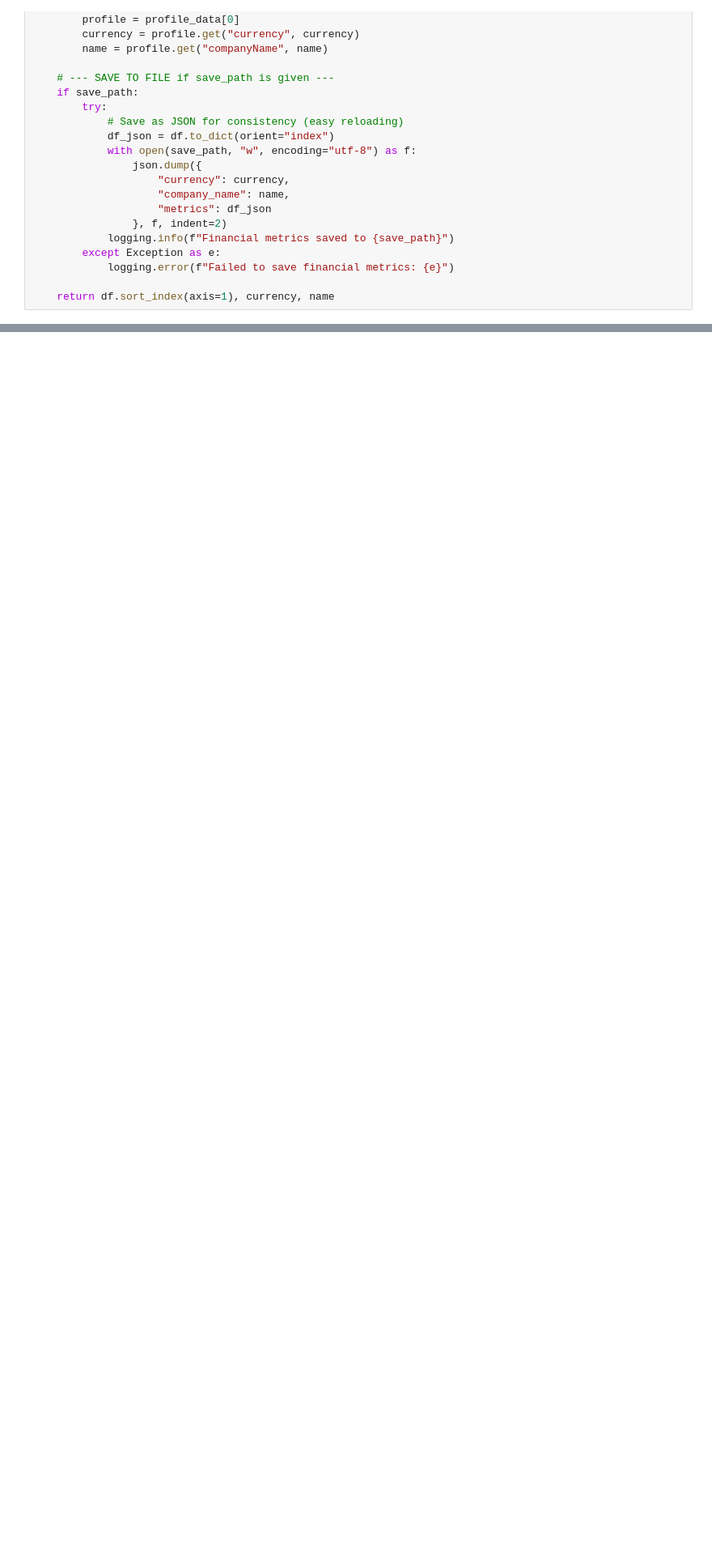
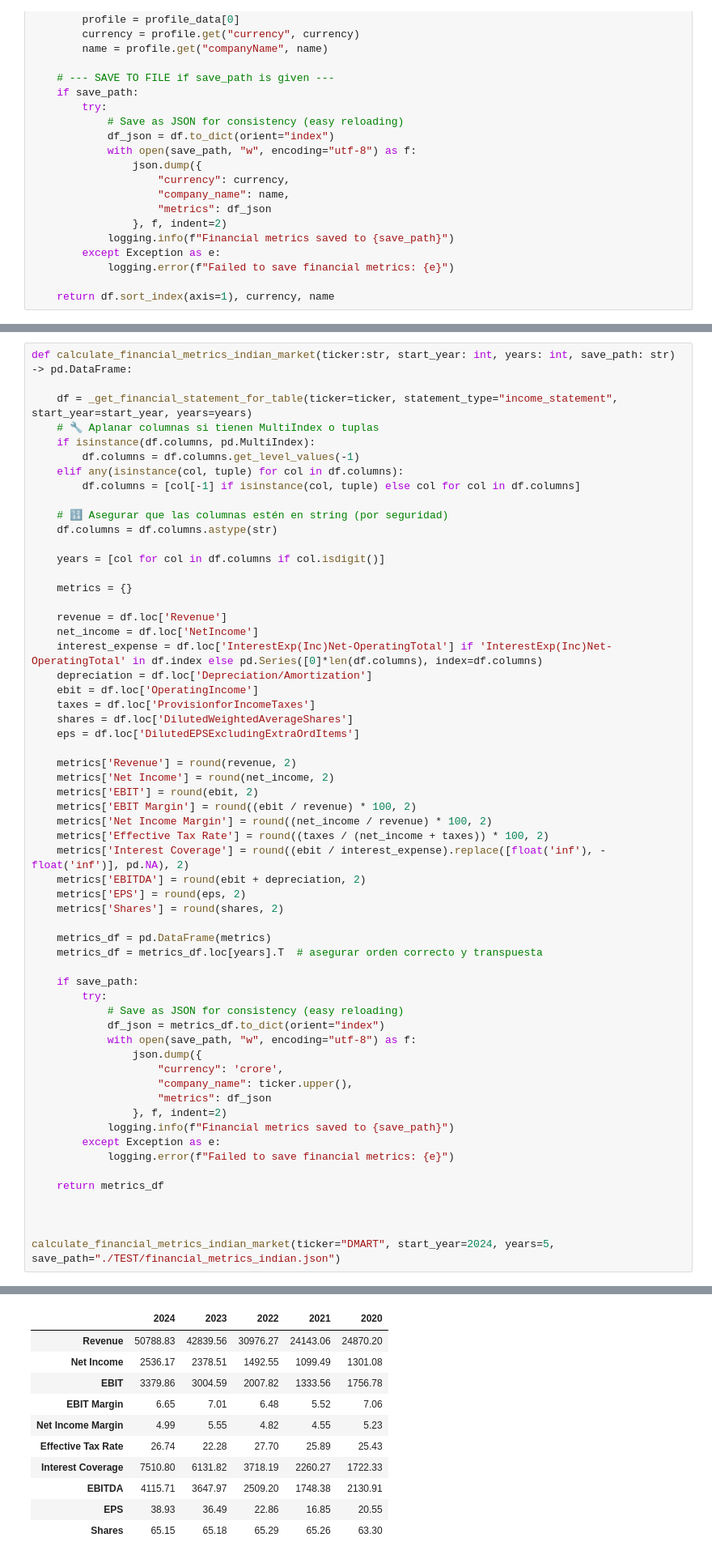
Before and after one commit to ashreim-UPL/RoboFinGraph-Agent, a Jupyter notebook: test.ipynb, the cells around one changed output, grey strips where cells are left out. Shown at 81% size. Drawn from its saved outputs; the diff is of its cells as text; blank space fills up the shorter version.

```diff
--- a/test.ipynb
+++ b/test.ipynb
@@ -1036,0 +1232,60 @@ def get_financial_metrics(
+# %%
+def calculate_financial_metrics_indian_market(ticker:str, start_year: int, years: int, save_path: str) -> pd.DataFrame:
+
+    df = _get_financial_statement_for_table(ticker=ticker, statement_type="income_statement", start_year=start_year, years=years)
+    # 🔧 Aplanar columnas si tienen MultiIndex o tuplas
+    if isinstance(df.columns, pd.MultiIndex):
+        df.columns = df.columns.get_level_values(-1)
+    elif any(isinstance(col, tuple) for col in df.columns):
+        df.columns = [col[-1] if isinstance(col, tuple) else col for col in df.columns]
+
+    # 🔢 Asegurar que las columnas estén en string (por seguridad)
+    df.columns = df.columns.astype(str)
+
+    years = [col for col in df.columns if col.isdigit()]
+
+    metrics = {}
+
+    revenue = df.loc['Revenue']
+    net_income = df.loc['NetIncome']
+    interest_expense = df.loc['InterestExp(Inc)Net-OperatingTotal'] if 'InterestExp(Inc)Net-OperatingTotal' in df.index else pd.Series([0]*len(df.columns), index=df.columns)
+    depreciation = df.loc['Depreciation/Amortization']
+    ebit = df.loc['OperatingIncome']
+    taxes = df.loc['ProvisionforIncomeTaxes']
+    shares = df.loc['DilutedWeightedAverageShares']
+    eps = df.loc['DilutedEPSExcludingExtraOrdItems']
+
+    metrics['Revenue'] = round(revenue, 2)
+    metrics['Net Income'] = round(net_income, 2)
+    metrics['EBIT'] = round(ebit, 2)
+    metrics['EBIT Margin'] = round((ebit / revenue) * 100, 2)
+    metrics['Net Income Margin'] = round((net_income / revenue) * 100, 2)
+    metrics['Effective Tax Rate'] = round((taxes / (net_income + taxes)) * 100, 2)
+    metrics['Interest Coverage'] = round((ebit / interest_expense).replace([float('inf'), -float('inf')], pd.NA), 2)
+    metrics['EBITDA'] = round(ebit + depreciation, 2)
+    metrics['EPS'] = round(eps, 2)
+    metrics['Shares'] = round(shares, 2)
+
+    metrics_df = pd.DataFrame(metrics)
+    metrics_df = metrics_df.loc[years].T  # asegurar orden correcto y transpuesta
+
+    if save_path:
+        try:
+            # Save as JSON for consistency (easy reloading)
+            df_json = metrics_df.to_dict(orient="index")
+            with open(save_path, "w", encoding="utf-8") as f:
+                json.dump({
+                    "currency": 'crore',
+                    "company_name": ticker.upper(),
+                    "metrics": df_json
+                }, f, indent=2)
+            logging.info(f"Financial metrics saved to {save_path}")
+        except Exception as e:
+            logging.error(f"Failed to save financial metrics: {e}")
+
+    return metrics_df
+
+
+
+calculate_financial_metrics_indian_market(ticker="DMART", start_year=2024, years=5, save_path="./TEST/financial_metrics_indian.json")
+# %% [output]
@@ -1036,0 +1293,11 @@ def get_financial_metrics(
+|  | 2024 | 2023 | 2022 | 2021 | 2020 |
+| Revenue | 50788.83 | 42839.56 | 30976.27 | 24143.06 | 24870.20 |
+| Net Income | 2536.17 | 2378.51 | 1492.55 | 1099.49 | 1301.08 |
+| EBIT | 3379.86 | 3004.59 | 2007.82 | 1333.56 | 1756.78 |
+| EBIT Margin | 6.65 | 7.01 | 6.48 | 5.52 | 7.06 |
+| Net Income Margin | 4.99 | 5.55 | 4.82 | 4.55 | 5.23 |
+| Effective Tax Rate | 26.74 | 22.28 | 27.70 | 25.89 | 25.43 |
+| Interest Coverage | 7510.80 | 6131.82 | 3718.19 | 2260.27 | 1722.33 |
+| EBITDA | 4115.71 | 3647.97 | 2509.20 | 1748.38 | 2130.91 |
+| EPS | 38.93 | 36.49 | 22.86 | 16.85 | 20.55 |
+| Shares | 65.15 | 65.18 | 65.29 | 65.26 | 63.30 |
```
Also changed, not shown: parts of 3 cells of this notebook, 4 other files.
